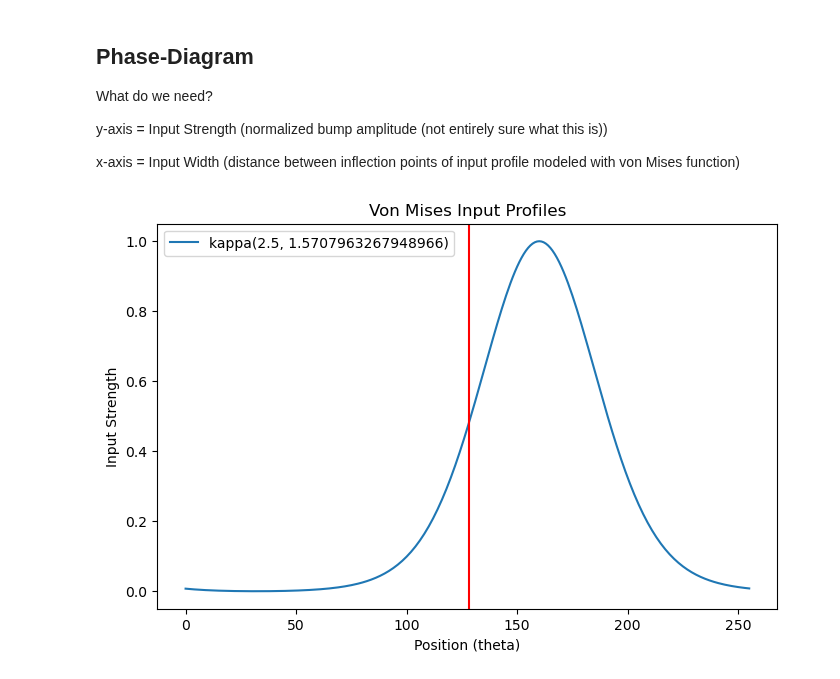
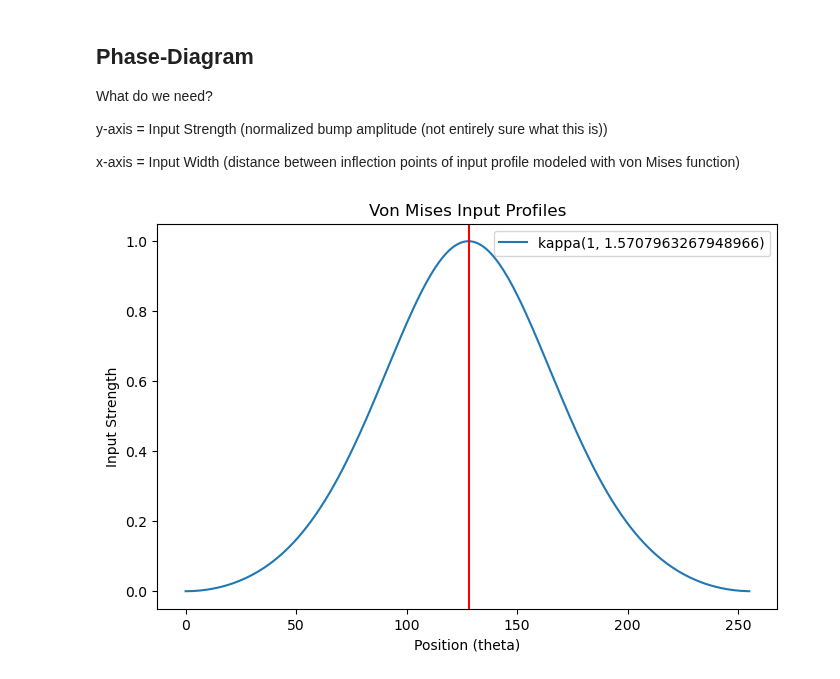
Before and after one commit to CEBangu/RingAttractor, a Jupyter notebook: python_ring/ideation.ipynb, the cells around one changed output. Drawn from its saved outputs; the diff is of its cells as text; code cells hidden in the pictures.

Commit message:
more von mises

```diff
--- a/python_ring/ideation.ipynb
+++ b/python_ring/ideation.ipynb
@@ -136,38 +117,41 @@ x-axis = Input Width (distance between inflection points of input profile modele
 # Von Mises:
 # Parameters
 N = 256          # Number of neurons (discrete positions on the ring)
 theta = np.linspace(0, 2 * np.pi, N, endpoint=False)  # Circular positions
 A = 1.0           # Amplitude of the input
-kappa1= 2.5
+kappa1= 1
 kappa2= np.pi/2 # Different concentration parameters
-mu = 5 * np.pi/4    # Center of the input profile (radians)
+mu = np.pi# Center of the input profile (radians)
 mu2 = 2 * np.pi/4
 
 def von_mises(A, kappa, theta, mu): #Their implementation of the function
     if kappa > 5:
         return A * np.exp(kappa * (np.cos(theta - mu) - 1))
     else:
         return A * (np.exp(kappa * (np.cos(theta - mu) + 1)) - 1) / (np.exp(2 * kappa) - 1)
 
+# def von_mises(A, kappa, theta, mu): #Their implementation of the function
+#     return A * np.exp(kappa * (np.cos(theta - mu) - 1))
+
 # Generate and plot von Mises profiles for different kappa
 
 
 vm1 = von_mises(A, kappa1, theta, mu)
-vm2 = von_mises(A, kappa2, theta, mu2)
-vm = vm1 + 0
+# vm2 = von_mises(A, kappa2, theta, mu2)
+vm = vm1
 
 plt.figure(figsize=(8, 5))
 plt.plot(vm, label=f'kappa{kappa1, kappa2}')
 # plt.plot(vm2, linestyle='--')
 # plt.plot(vm1, linestyle='--')
 plt.title('Von Mises Input Profiles')
 plt.axvline(x=256/2, color='red')
 plt.xlabel('Position (theta)')
 plt.ylabel('Input Strength')
 plt.legend()
 plt.show()
 # %% [output]
-[figure, old version]
+[figure, new version]
 # %%
 import numpy as np
 
```
Also changed, not shown: parts of 7 cells of this notebook.
